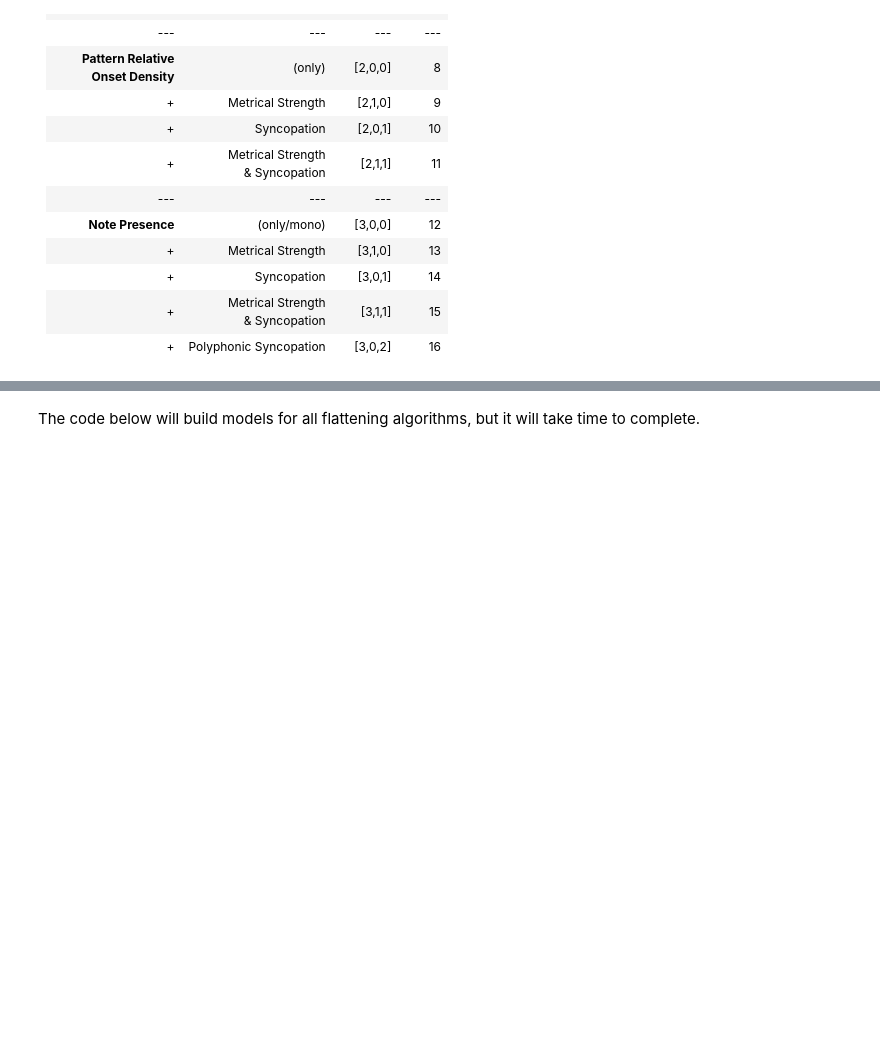
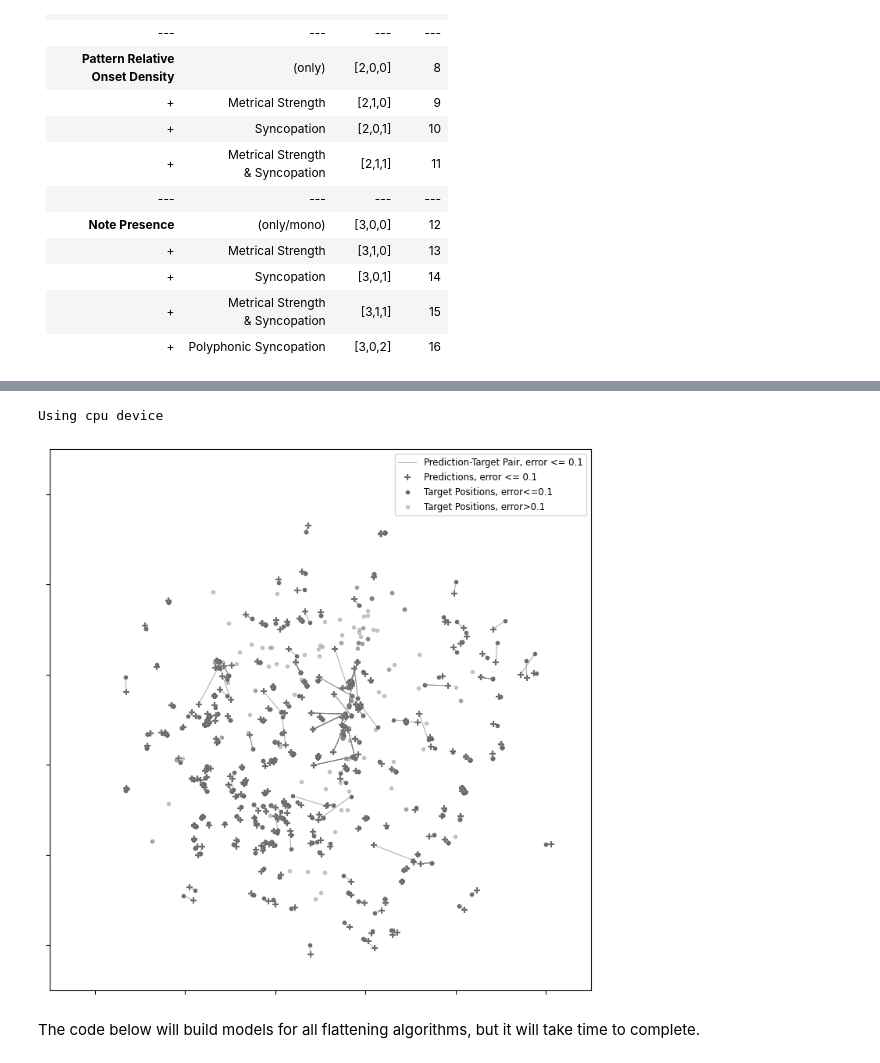
Before and after one commit to peter-clark/investigating-human-tapping-behavior-polyphonic-rhythms, a Jupyter notebook: 4-Predicting_Rhythmspace_Coordinates_Using_Analytically_Flattened_Polyphonic_Patterns.ipynb, the cells around one changed output, grey strips where cells are left out. Saved outputs shown, nothing was run; the diff lists cells and outputs as text; code cells hidden in the pictures; blank space fills up the shorter version.

```diff
--- a/4-Predicting_Rhythmspace_Coordinates_Using_Analytically_Flattened_Polyphonic_Patterns.ipynb
+++ b/4-Predicting_Rhythmspace_Coordinates_Using_Analytically_Flattened_Polyphonic_Patterns.ipynb
@@ -359,3 +434,10 @@ Algorithm: FreqWeightOnsetDen_Meter --> MAE: 0.1137 [std:0.157566096145877] ****
+# %%
+## Plot NN results by distance ##
+importlib.reload(neuralnetwork)
+neuralnetwork.plot_points_with_lines(pred_coords, target_data)
+# %% [output]
+Using cpu device
+[figure, added]
 # %% [markdown]
 The code below will build models for all flattening algorithms, but it will take time to complete.
 # %%
```
Also changed, not shown: parts of 9 cells of this notebook, 5 other files.
